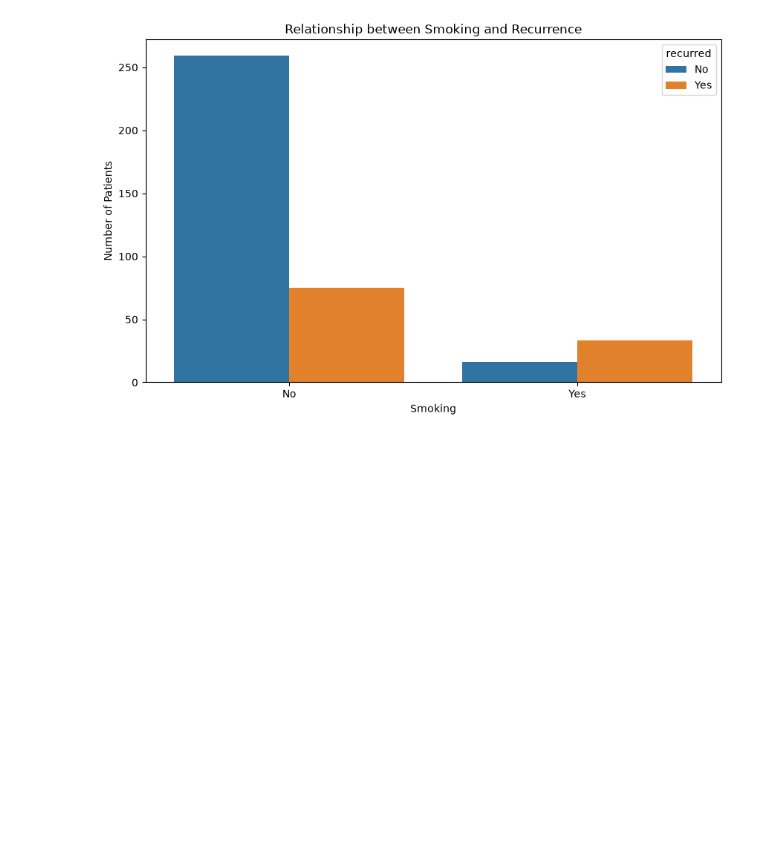
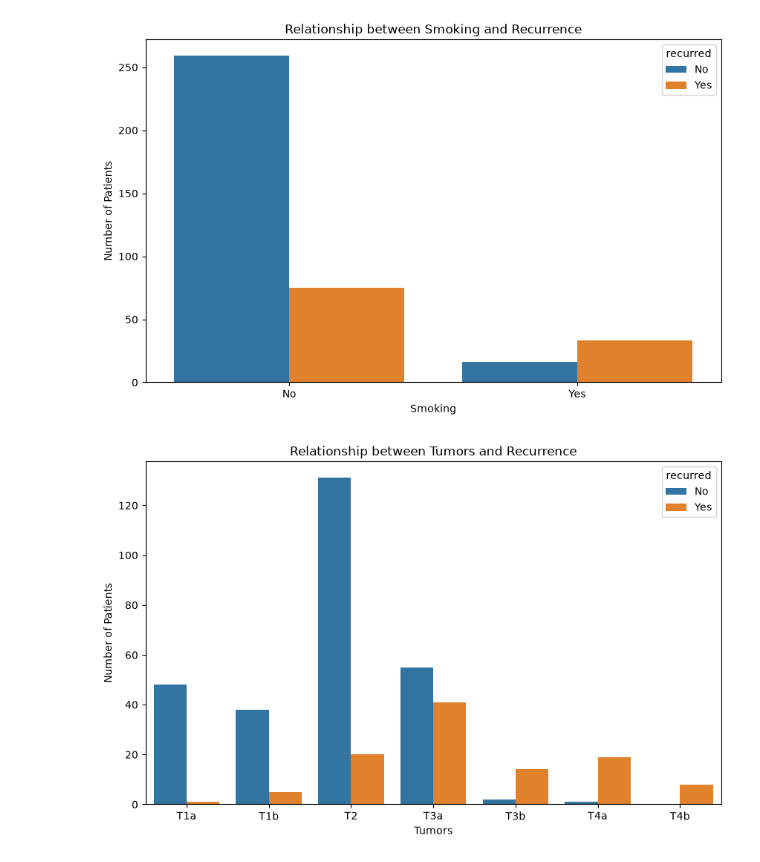
Before and after one commit to TravisArnt/thyroid-recurrence-prediction, a Jupyter notebook: notebooks/01_eda.ipynb, the cells around one changed output. Saved outputs shown, nothing was run; the diff lists cells and outputs as text; code cells hidden in the pictures; blank space fills up the shorter version.

```diff
--- a/notebooks/01_eda.ipynb
+++ b/notebooks/01_eda.ipynb
@@ -197,3 +221,20 @@ ax.set_ylabel('Number of Patients')
 plt.show()
 # %% [output]
 [figure]
+# %%
+# Relationship between tumors and recurrence
+fig, ax = plt.subplots(figsize=(10, 6))
+
+sns.countplot(
+    data=df,
+    x='tumors',
+    hue='recurred',
+    ax=ax
+)
+ax.set_title('Relationship between Tumors and Recurrence')
+ax.set_xlabel('Tumors')
+ax.set_ylabel('Number of Patients')
+
+plt.show()
+# %% [output]
+[figure, added]
```
Also changed, not shown: parts of 5 cells of this notebook.
